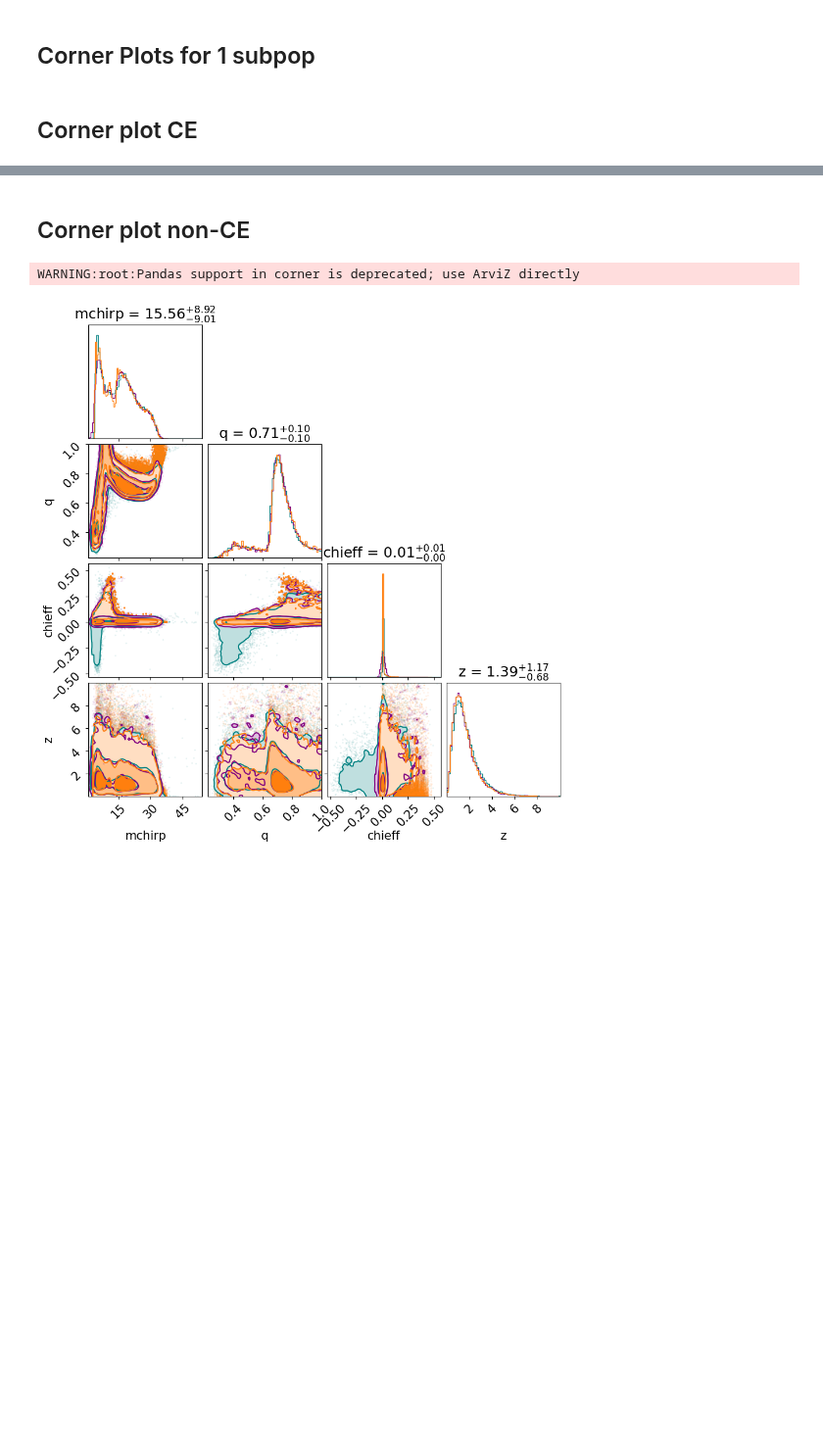
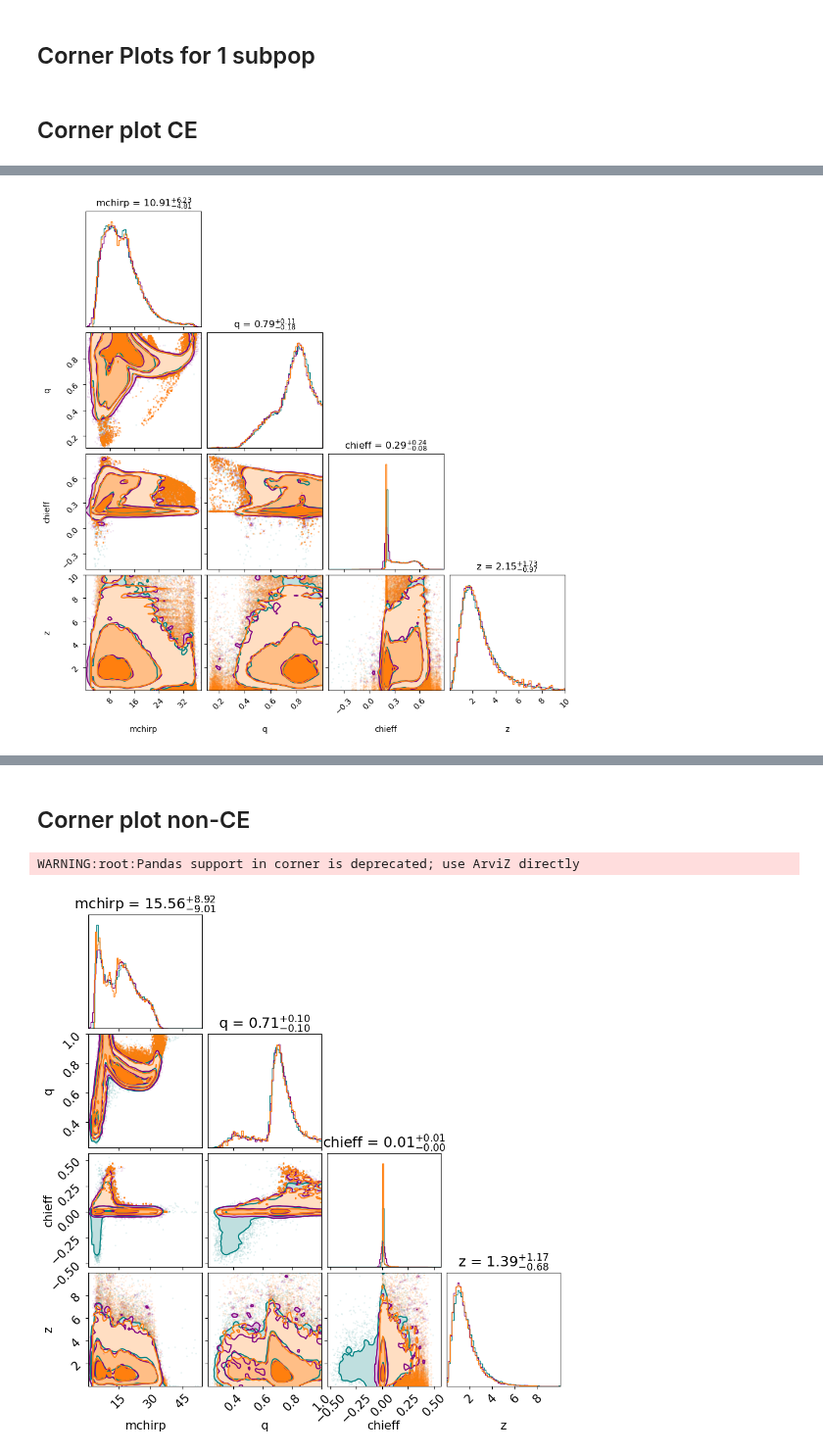
Before and after one commit to scolloms/AMAZE_model_selection, a Jupyter notebook: flow_models/check_trained_distribution.ipynb, the cells around one changed output, grey strips where cells are left out. Shown at 98% size. Cells and saved outputs as stored; diff of their text form; code cells hidden in the pictures; blank space fills up the shorter version.

```diff
--- a/flow_models/check_trained_distribution.ipynb
+++ b/flow_models/check_trained_distribution.ipynb
@@ -301,12 +344,12 @@ from copy import deepcopy
 # %%
 #sample flow
 no_samples=100000
-hyperparam_idxs = (0,2)
+hyperparam_idxs = (2,2)
 kwargs = deepcopy(corner_kwargs)
 kwargs["color"] = "C1"
 kwargs["hist_kwargs"]["color"] = "C1"
 
-flow_samples_stack = weighted_flow.flow.sample(np.array([0.,1.]),no_samples)
+flow_samples_stack = weighted_flow.flow.sample(np.array([0.2,1.]),no_samples)
 flow_samples_stack[:,0] = weighted_flow.expistic(flow_samples_stack[:,0], weighted_flow.mappings[0], weighted_flow.mappings[1])
 flow_samples_stack[:,1] = weighted_flow.expistic(flow_samples_stack[:,1], weighted_flow.mappings[2])
 flow_samples_stack[:,2] = np.tanh(flow_samples_stack[:,2])
@@ -322,0 +366 @@ RuntimeError: mat1 and mat2 shapes cannot be multiplied (100000x4 and 3x128)
+[figure, added]
```
Also changed, not shown: parts of 13 cells of this notebook.
